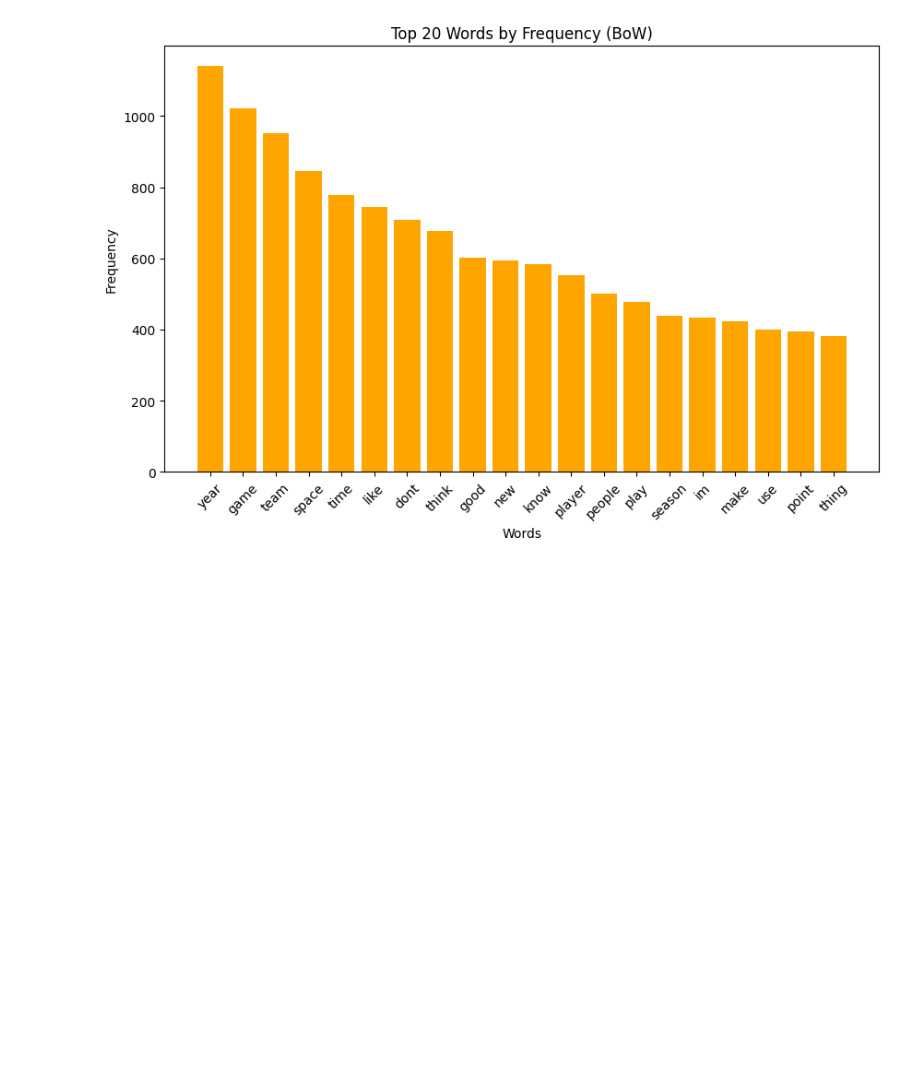
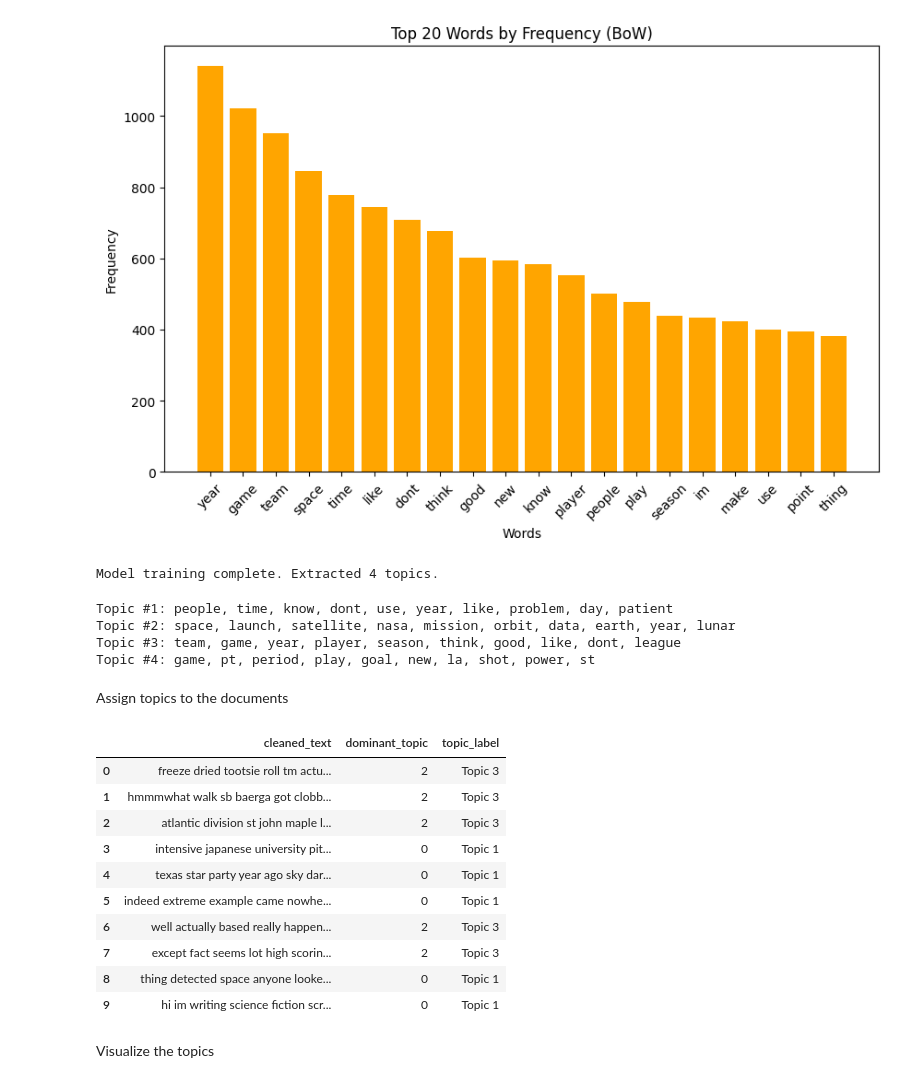
Before and after one commit to arifhaidari/NLP_exploration, a Jupyter notebook: topic_modeling_LDA/preprocessing.ipynb, the cells around one changed output. Saved outputs shown, nothing was run; the diff lists cells and outputs as text; code cells hidden in the pictures; blank space fills up the shorter version.

```diff
--- a/topic_modeling_LDA/preprocessing.ipynb
+++ b/topic_modeling_LDA/preprocessing.ipynb
@@ -201,0 +212,64 @@ plt.show()
+# %%
+# Number of topics to extract
+num_topics = 4
+
+# Initialize the LDA model
+lda_model = LatentDirichletAllocation(
+    n_components=num_topics,          # Number of topics
+    max_iter=10,                      # Maximum number of iterations
+    learning_method='online',         # Update method
+    random_state=42,                  # Reproducibility
+    n_jobs=-1                         # Use all available CPUs
+)
+
+# Fit the LDA model on the Bag-of-Words matrix
+lda_model.fit(bow_matrix)
+
+print(f"Model training complete. Extracted {num_topics} topics.")
+# %% [output]
+Model training complete. Extracted 4 topics.
+# %%
+# interpret the topics
+# Get feature names (words) from the CountVectorizer
+feature_names = count_vectorizer.get_feature_names_out()
+
+# Display the top words for each topic
+def display_topics(model, feature_names, no_top_words):
+     for topic_idx, topic in enumerate(model.components_):
+          top_words = [feature_names[i] for i in topic.argsort()[:-no_top_words - 1:-1]]
+          print(f"Topic #{topic_idx + 1}: {', '.join(top_words)}")
+
+# Display the top 10 words for each topic
+display_topics(lda_model, feature_names, 10)
+# %% [output]
+Topic #1: people, time, know, dont, use, year, like, problem, day, patient
+Topic #2: space, launch, satellite, nasa, mission, orbit, data, earth, year, lunar
+Topic #3: team, game, year, player, season, think, good, like, dont, league
+Topic #4: game, pt, period, play, goal, new, la, shot, power, st
+# %% [markdown]
+Assign topics to the documents
+# %%
+# Get topic distribution for each document
+doc_topic_matrix = lda_model.transform(bow_matrix)
+
+# Assign the most probable topic to each document
+data['dominant_topic'] = np.argmax(doc_topic_matrix, axis=1)
+
+# Map topic numbers to labels for better readability
+topic_labels = {0: 'Topic 1', 1: 'Topic 2', 2: 'Topic 3', 3: 'Topic 4'}
+data['topic_label'] = data['dominant_topic'].map(topic_labels)
+
+# Preview the dataset with the assigned topics
+display(data[['cleaned_text', 'dominant_topic', 'topic_label']].head(10))
+# %% [output]
+|  | cleaned_text | dominant_topic | topic_label |
+| 0 | freeze dried tootsie roll tm actu... | 2 | Topic 3 |
+| 1 | hmmmwhat walk sb baerga got clobb... | 2 | Topic 3 |
+| 2 | atlantic division st john maple l... | 2 | Topic 3 |
+| 3 | intensive japanese university pit... | 0 | Topic 1 |
+| 4 | texas star party year ago sky dar... | 0 | Topic 1 |
+| 5 | indeed extreme example came nowhe... | 0 | Topic 1 |
+| 6 | well actually based really happen... | 2 | Topic 3 |
+| 7 | except fact seems lot high scorin... | 2 | Topic 3 |
+| 8 | thing detected space anyone looke... | 0 | Topic 1 |
+| 9 | hi im writing science fiction scr... | 0 | Topic 1 |
@@ -201,0 +278,2 @@ plt.show()
+# %% [markdown]
+Visualize the topics
```
Also changed, not shown: parts of 8 cells of this notebook, 1 other file.
